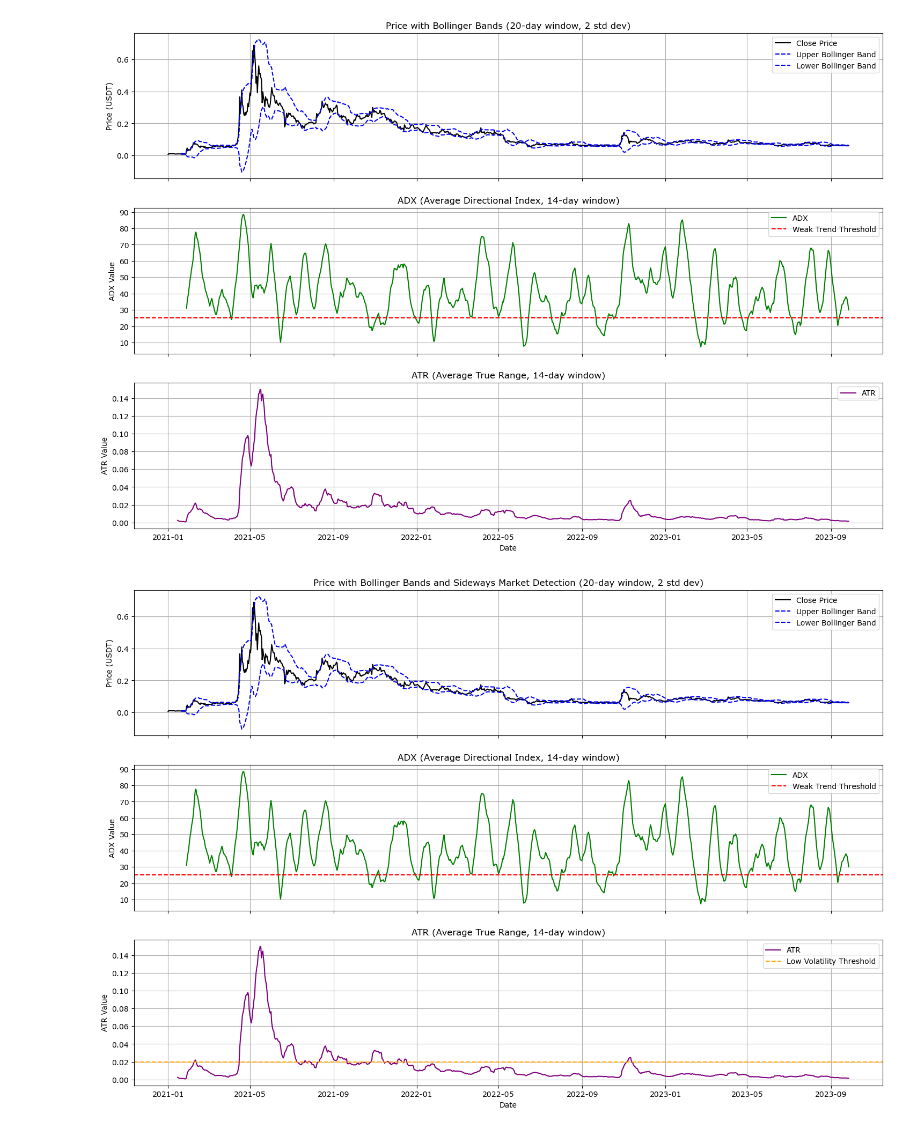
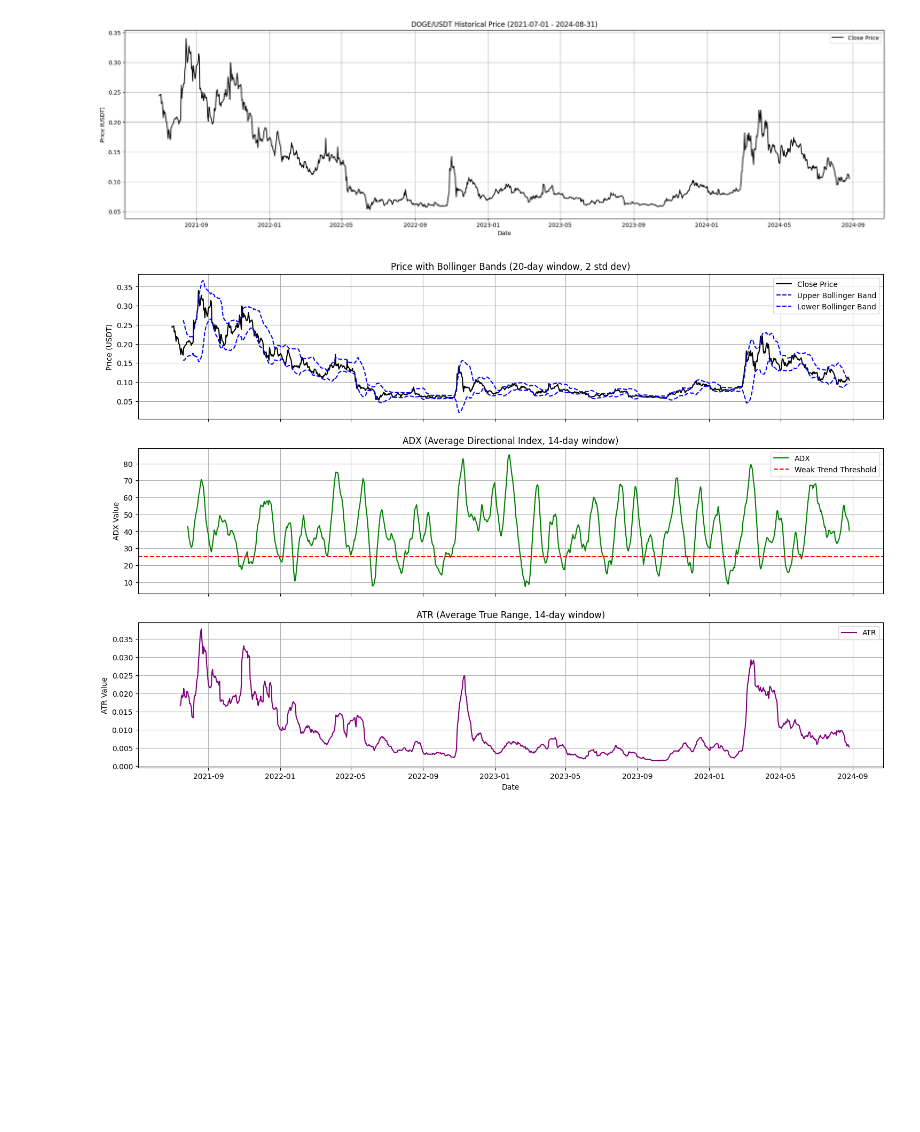
Before and after one commit to nevrax/memoir, a Jupyter notebook: flats.ipynb, the cells around one changed output. Drawn from its saved outputs; the diff is of its cells as text; code cells hidden in the pictures; blank space fills up the shorter version.

```diff
--- a/flats.ipynb
+++ b/flats.ipynb
@@ -127,12 +129,0 @@ def highlight_sideways_market(df, ax=None, threshold=0.005, min_period=5, line_c
-# %%
-# Fetch data for DOGE/USDT
-df = KlineDataFetcher.fetch_data(base="DOGE", quote="USDT", interval="1d", start_date="2021-01-01", end_date="2024-08-31")
-
-# Plot the Kline data
-ax = KlinePlotter.plot(df, title="DOGE/USDT Historical Price (2021 - 2024)")
-
-# Highlight sideways market with a blue line
-highlight_sideways_market(df, ax=ax, threshold=0.005, min_period=10, line_color='blue')
-
-# Display the plot
-plt.show()
@@ -203,13 +243,25 @@ def plot_with_bollinger_adx_atr(df, window=20, num_std_dev=2, adx_window=14, atr
     ax3.grid(True)
 
     plt.show()
-# %%
-# Assuming you have a DataFrame 'df' with 'timestamp', 'high', 'low', and 'close' columns loaded from your data gathering process
-
-# Plot the closing prices with Bollinger Bands, ADX, and ATR
-plot_with_bollinger_adx_atr(df, window=20, num_std_dev=2, adx_window=14, atr_window=14)
-# %% [output]
-[figure, removed]
+# %%
+if __name__ == "__main__":
+    base = "DOGE"
+    quote = "USDT"
+    interval = "1d"
+    start_date = "2021-07-01"
+    end_date = "2024-08-31"
+
+    # Fetch data
+    df = KlineDataFetcher.fetch_data(base, quote, interval, start_date, end_date)
+
+    # Plot data
+    KlinePlotter.plot(df, title=f"{base}/{quote} Historical Price ({start_date} - {end_date})")
+
+    # Plot the closing prices with Bollinger Bands, ADX, and ATR
+    plot_with_bollinger_adx_atr(df, window=20, num_std_dev=2, adx_window=14, atr_window=14)
+# %% [output]
+[figure, added]
+[figure, added]
 # %%
 import matplotlib.pyplot as plt
 import pandas as pd
@@ -296,10 +358,3 @@ def plot_with_sideways_market_detection(df, window=20, num_std_dev=2, adx_window
     ax3.grid(True)
 
     plt.show()
-# %%
-# Assuming you have a DataFrame 'df' with 'timestamp', 'high', 'low', 'close' columns loaded from your data gathering process
-
-# Plot the closing prices with Bollinger Bands, ADX, ATR, and highlight detected sideways markets
-plot_with_sideways_market_detection(df, window=20, num_std_dev=2, adx_window=14, atr_window=14, adx_threshold=25, atr_threshold=0.02, bollinger_threshold=0.05)
-# %% [output]
-[figure, removed]
```
Also changed, not shown: parts of 25 cells of this notebook.
